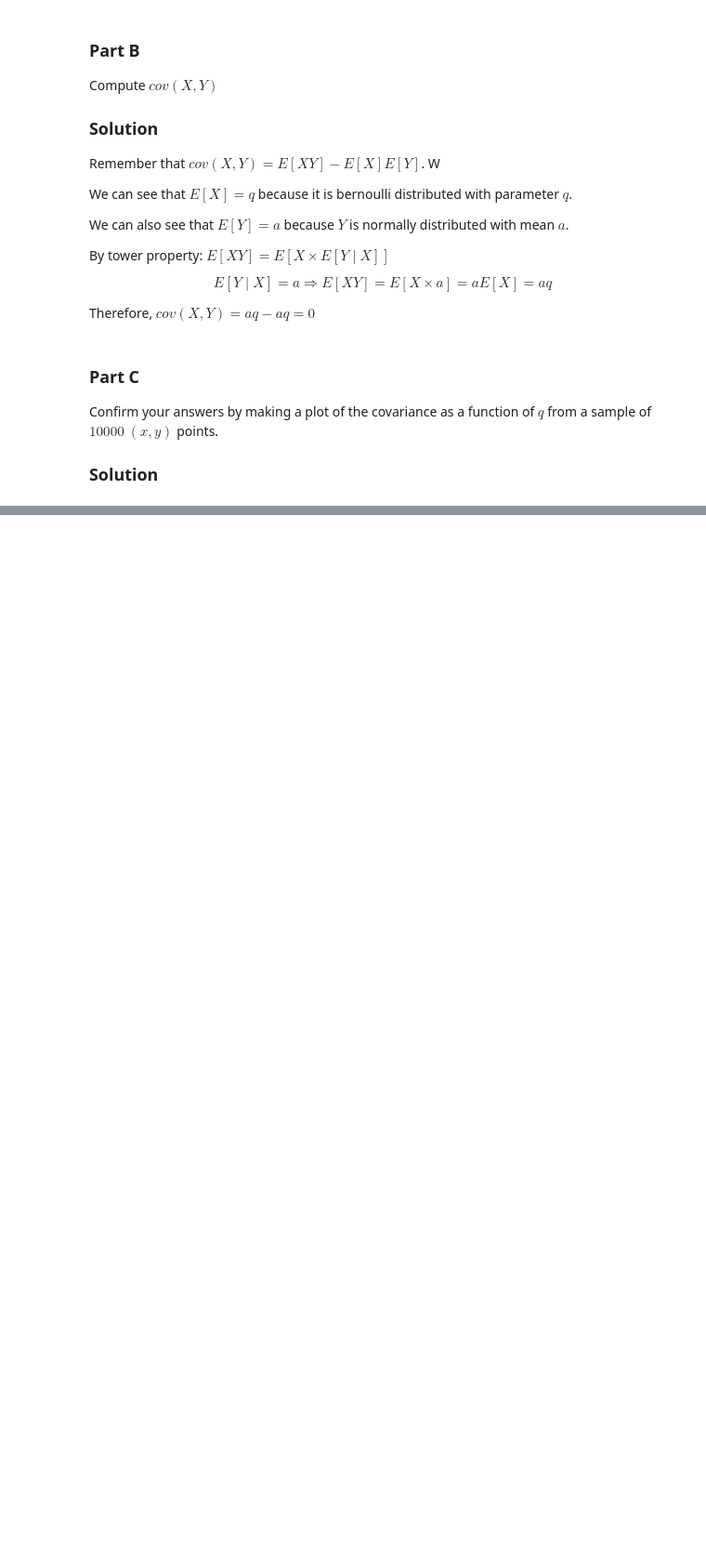
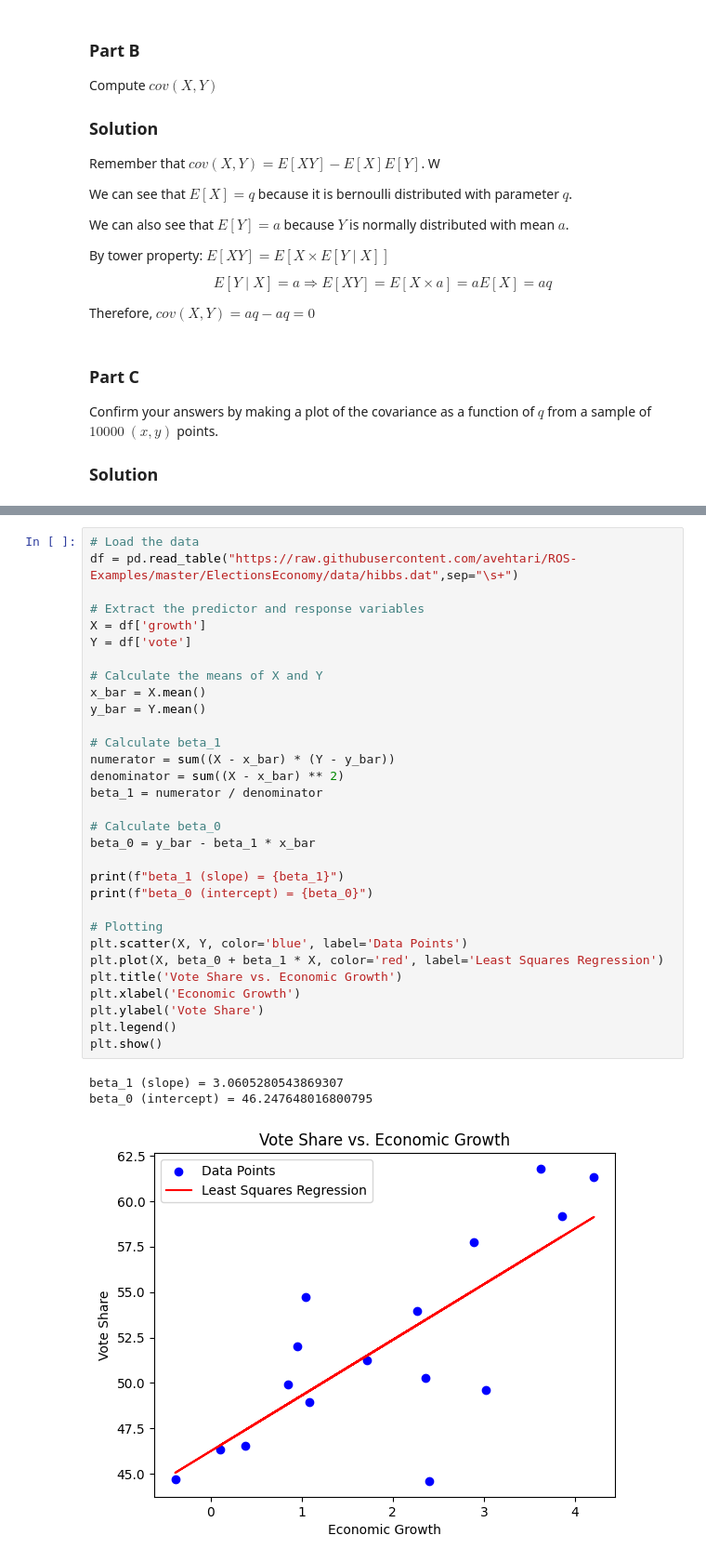
Before and after one commit to alexcraig043/math-50, a Jupyter notebook: homeworks/hw3.ipynb, the cells around one changed output, grey strips where cells are left out. Shown at 93% size. Cells and saved outputs as stored; diff of their text form; blank space fills up the shorter version.

```diff
--- a/homeworks/hw3.ipynb
+++ b/homeworks/hw3.ipynb
@@ -294,0 +413,35 @@ It is tempting to conclude that $Y \mid X$ follows a normal distribution with me
+# %%
+# Load the data
+df = pd.read_table("https://raw.githubusercontent.com/avehtari/ROS-Examples/master/ElectionsEconomy/data/hibbs.dat",sep="\s+")
+
+# Extract the predictor and response variables
+X = df['growth']
+Y = df['vote']
+
+# Calculate the means of X and Y
+x_bar = X.mean()
+y_bar = Y.mean()
+
+# Calculate beta_1
+numerator = sum((X - x_bar) * (Y - y_bar))
+denominator = sum((X - x_bar) ** 2)
+beta_1 = numerator / denominator
+
+# Calculate beta_0
+beta_0 = y_bar - beta_1 * x_bar
+
+print(f"beta_1 (slope) = {beta_1}")
+print(f"beta_0 (intercept) = {beta_0}")
+
+# Plotting
+plt.scatter(X, Y, color='blue', label='Data Points')
+plt.plot(X, beta_0 + beta_1 * X, color='red', label='Least Squares Regression')
+plt.title('Vote Share vs. Economic Growth')
+plt.xlabel('Economic Growth')
+plt.ylabel('Vote Share')
+plt.legend()
+plt.show()
+# %% [output]
+beta_1 (slope) = 3.0605280543869307
+beta_0 (intercept) = 46.247648016800795
+[figure, added]
```
Also changed, not shown: parts of 22 cells of this notebook, 1 other file.
